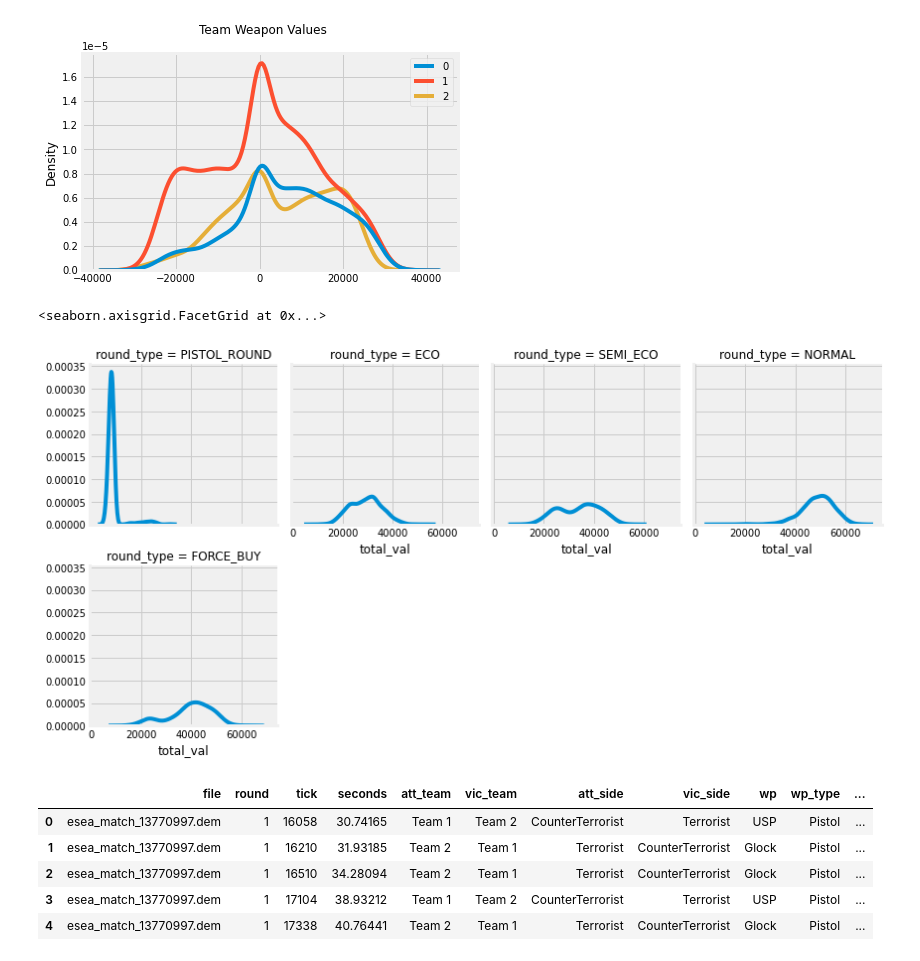
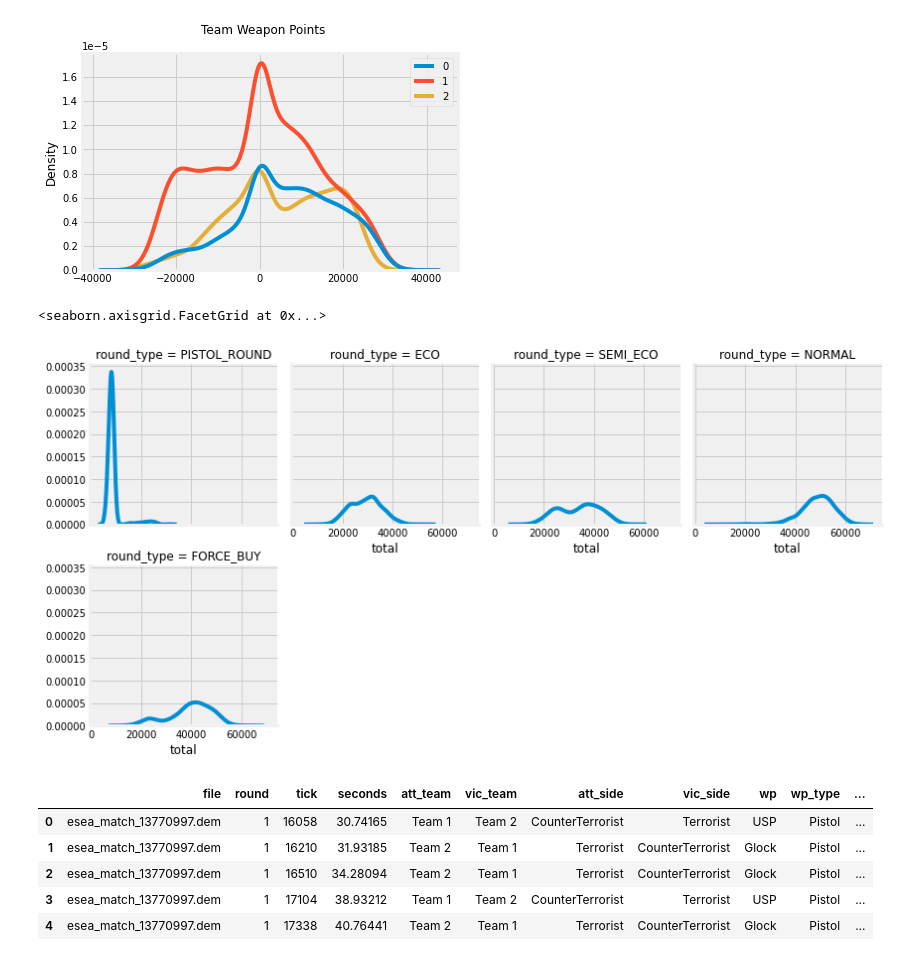
Before and after one commit to gandhimonil9823/CS_GO_Analysis, a Jupyter notebook: GunPlay_Economics_Analysis.ipynb, the cells around one changed output. Cells and saved outputs as stored; diff of their text form; code cells hidden in the pictures.

```diff
--- a/GunPlay_Economics_Analysis.ipynb
+++ b/GunPlay_Economics_Analysis.ipynb
@@ -138,12 +142,12 @@ distribution_plot_kde([ct.tolist(), all_matches.tolist(), t.tolist()], "Team Wea
 [figure]
 # %%
 g = sns.FacetGrid(df_master_kills_demos.assign(
-    total_val=df_master_kills_demos['ct_eq_val'] + df_master_kills_demos['t_eq_val']
+    total=df_master_kills_demos['ct_eq_val'] + df_master_kills_demos['t_eq_val']
 ), col="round_type", col_wrap=4)
-g.map(sns.kdeplot, 'total_val')
+g.map(sns.kdeplot, 'total')
 # %% [output]
 <seaborn.axisgrid.FacetGrid at 0x...>
-[figure, old version]
+[figure, new version]
 # %%
 df_kills = pd.read_csv("kill_data.csv")
 
```
Also changed, not shown: parts of 7 cells of this notebook.
